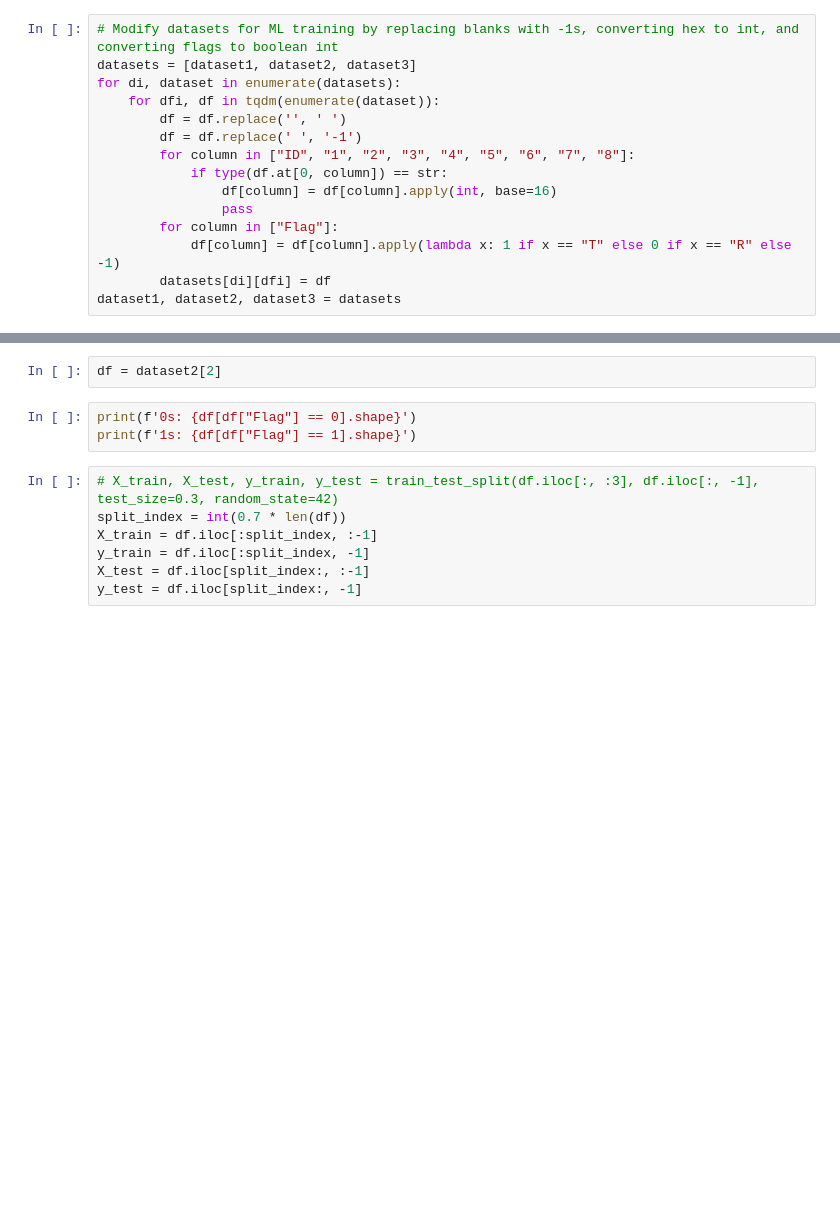
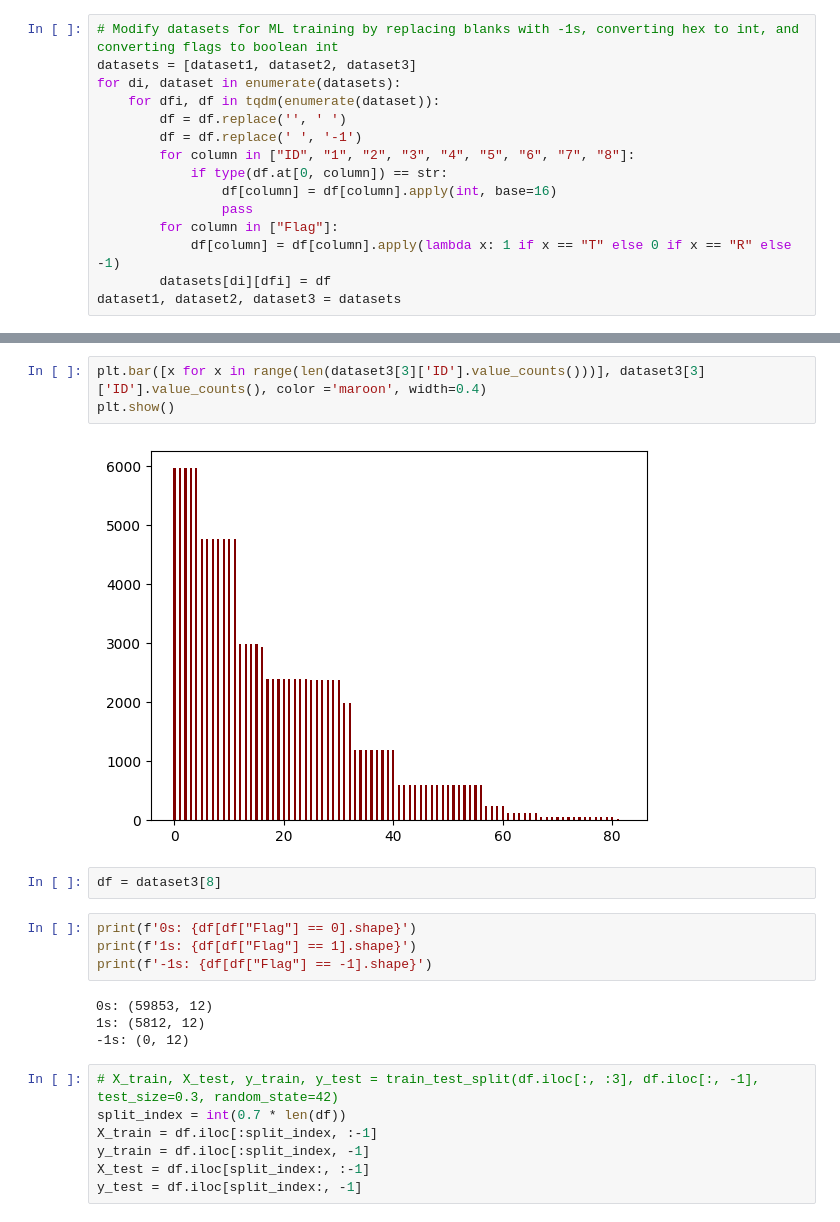
Before and after one commit to kkkarnav/ids, a Jupyter notebook: ids.ipynb, the cells around one changed output, grey strips where cells are left out. Cells and saved outputs as stored; diff of their text form; blank space fills up the shorter version.

```diff
--- a/ids.ipynb
+++ b/ids.ipynb
@@ -203,8 +221,18 @@ plt.show()
-# %%
-df = dataset2[2]
+# %%
+plt.bar([x for x in range(len(dataset3[3]['ID'].value_counts()))], dataset3[3]['ID'].value_counts(), color ='maroon', width=0.4)
+plt.show()
+# %% [output]
+[figure, added]
+# %%
+df = dataset3[8]
 # %%
 print(f'0s: {df[df["Flag"] == 0].shape}')
 print(f'1s: {df[df["Flag"] == 1].shape}')
+print(f'-1s: {df[df["Flag"] == -1].shape}')
+# %% [output]
+0s: (59853, 12)
+1s: (5812, 12)
+-1s: (0, 12)
 # %%
 # X_train, X_test, y_train, y_test = train_test_split(df.iloc[:, :3], df.iloc[:, -1], test_size=0.3, random_state=42)
 split_index = int(0.7 * len(df))
```
Also changed, not shown: parts of 30 cells of this notebook.
